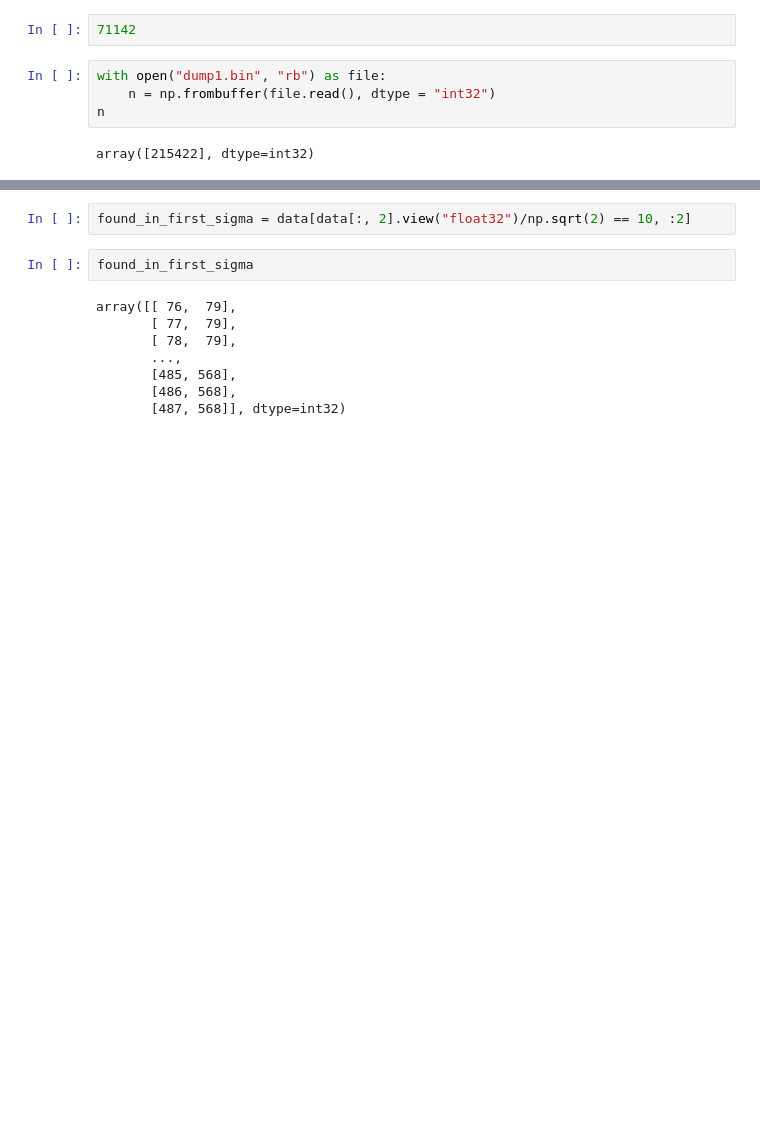
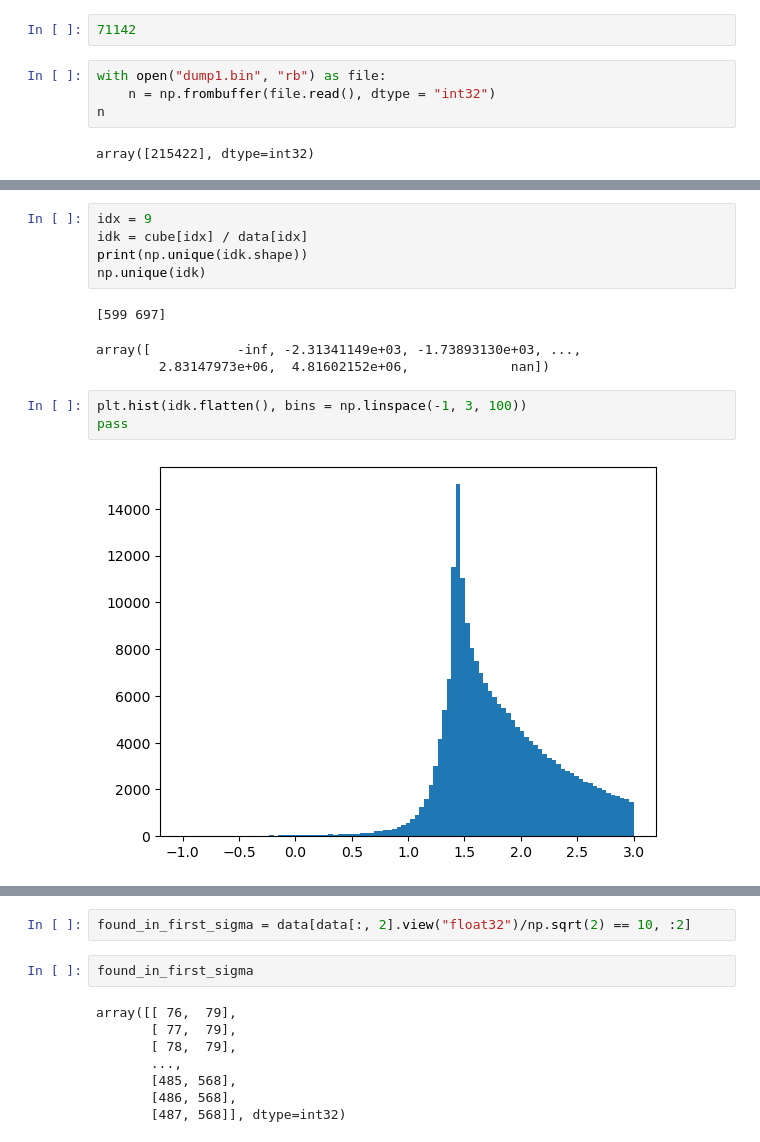
Before and after one commit to amfaber/tracking_optimizations, a Jupyter notebook: gpu-tracking/testing/explore.ipynb, the cells around one changed output, grey strips where cells are left out. Cells and saved outputs as stored; diff of their text form; blank space fills up the shorter version.

```diff
--- a/gpu-tracking/testing/explore.ipynb
+++ b/gpu-tracking/testing/explore.ipynb
@@ -203,0 +223,14 @@ print(data.shape)
+# %%
+idx = 9
+idk = cube[idx] / data[idx]
+print(np.unique(idk.shape))
+np.unique(idk)
+# %% [output]
+[599 697]
+array([           -inf, -2.31341149e+03, -1.73893130e+03, ...,
+        2.83147973e+06,  4.81602152e+06,             nan])
+# %%
+plt.hist(idk.flatten(), bins = np.linspace(-1, 3, 100))
+pass
+# %% [output]
+[figure, added]
```
Also changed, not shown: parts of 15 cells of this notebook, 8 other files.
